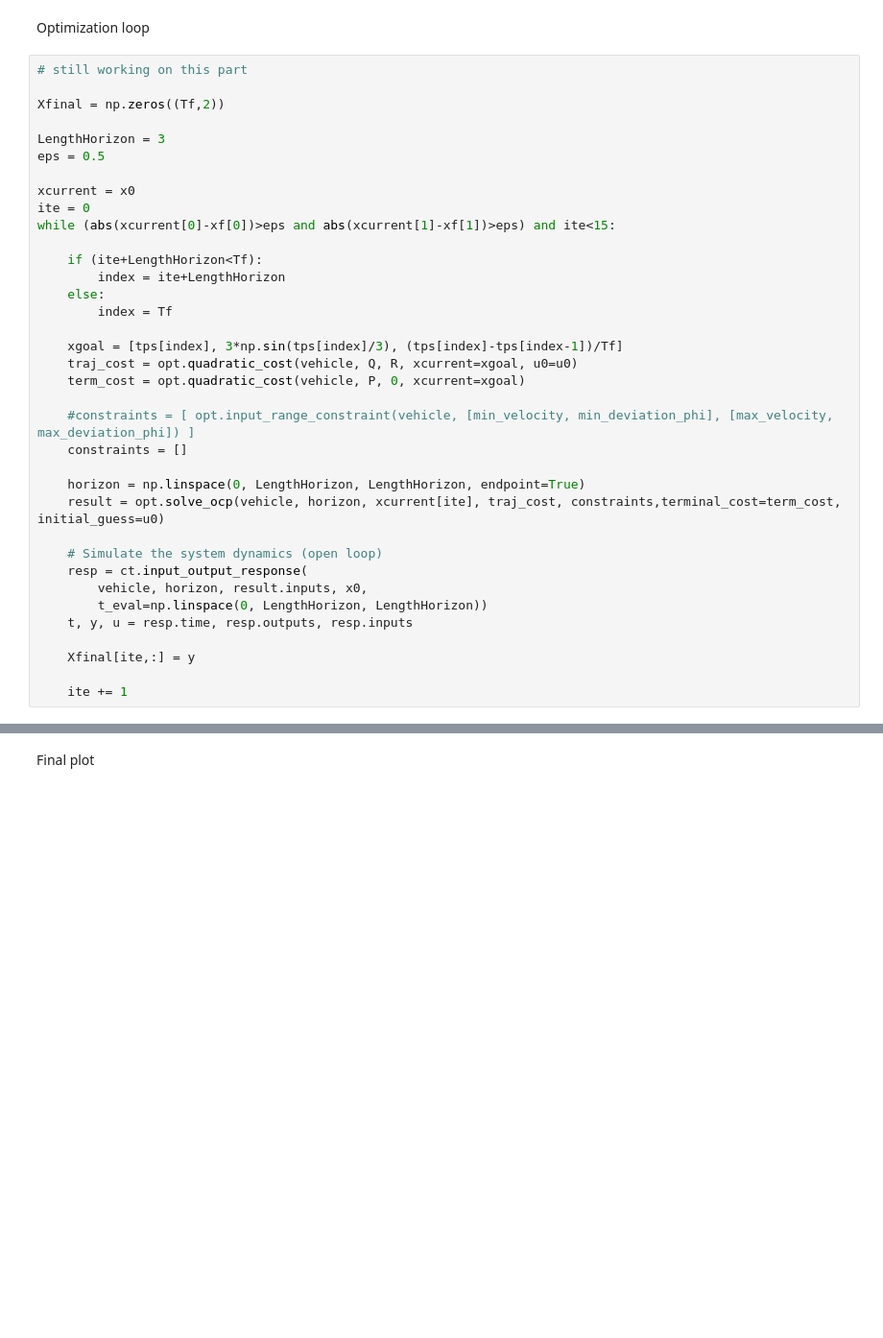
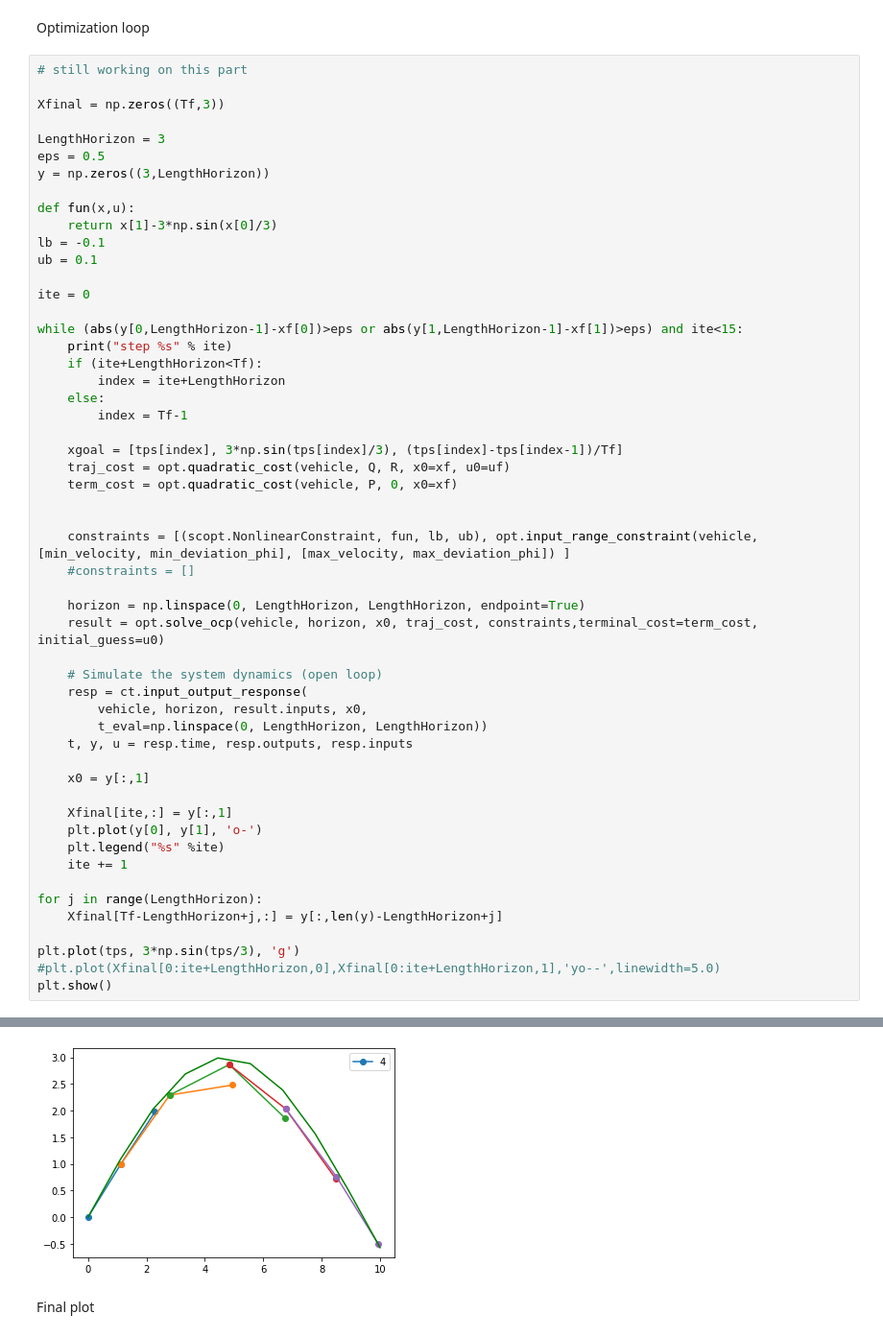
Before and after one commit to louisgevers/mobile-robotics-project, a Jupyter notebook: notebooks/project_global_navigation_implementation.ipynb, the cells around one changed output, grey strips where cells are left out. Shown at 96% size. Drawn from its saved outputs; the diff is of its cells as text; blank space fills up the shorter version.

```diff
--- a/notebooks/project_global_navigation_implementation.ipynb
+++ b/notebooks/project_global_navigation_implementation.ipynb
@@ -118,29 +140,36 @@ Optimization loop
 # %%
 # still working on this part
 
-Xfinal = np.zeros((Tf,2))
+Xfinal = np.zeros((Tf,3))
 
 LengthHorizon = 3
 eps = 0.5
+y = np.zeros((3,LengthHorizon))
 
-xcurrent = x0
+def fun(x,u):
+    return x[1]-3*np.sin(x[0]/3)
+lb = -0.1
+ub = 0.1
+
 ite = 0
-while (abs(xcurrent[0]-xf[0])>eps and abs(xcurrent[1]-xf[1])>eps) and ite<15:
 
+while (abs(y[0,LengthHorizon-1]-xf[0])>eps or abs(y[1,LengthHorizon-1]-xf[1])>eps) and ite<15:
+    print("step %s" % ite)
     if (ite+LengthHorizon<Tf):
         index = ite+LengthHorizon
     else:
-        index = Tf
+        index = Tf-1
 
     xgoal = [tps[index], 3*np.sin(tps[index]/3), (tps[index]-tps[index-1])/Tf]
-    traj_cost = opt.quadratic_cost(vehicle, Q, R, xcurrent=xgoal, u0=u0)
-    term_cost = opt.quadratic_cost(vehicle, P, 0, xcurrent=xgoal)
+    traj_cost = opt.quadratic_cost(vehicle, Q, R, x0=xf, u0=uf)
+    term_cost = opt.quadratic_cost(vehicle, P, 0, x0=xf)
 
-    #constraints = [ opt.input_range_constraint(vehicle, [min_velocity, min_deviation_phi], [max_velocity, max_deviation_phi]) ]
-    constraints = []
+
+    constraints = [(scopt.NonlinearConstraint, fun, lb, ub), opt.input_range_constraint(vehicle, [min_velocity, min_deviation_phi], [max_velocity, max_deviation_phi]) ]
+    #constraints = []
 
     horizon = np.linspace(0, LengthHorizon, LengthHorizon, endpoint=True)
-    result = opt.solve_ocp(vehicle, horizon, xcurrent[ite], traj_cost, constraints,terminal_cost=term_cost, initial_guess=u0)
+    result = opt.solve_ocp(vehicle, horizon, x0, traj_cost, constraints,terminal_cost=term_cost, initial_guess=u0)
 
     # Simulate the system dynamics (open loop)
     resp = ct.input_output_response(
@@ -148,7 +177,17 @@ while (abs(xcurrent[0]-xf[0])>eps and abs(xcurrent[1]-xf[1])>eps) and ite<15:
         t_eval=np.linspace(0, LengthHorizon, LengthHorizon))
     t, y, u = resp.time, resp.outputs, resp.inputs
 
-    Xfinal[ite,:] = y
+    x0 = y[:,1]
 
+    Xfinal[ite,:] = y[:,1]
+    plt.plot(y[0], y[1], 'o-')
+    plt.legend("%s" %ite)
     ite += 1
+
+for j in range(LengthHorizon):
+    Xfinal[Tf-LengthHorizon+j,:] = y[:,len(y)-LengthHorizon+j]
+
+plt.plot(tps, 3*np.sin(tps/3), 'g')
+#plt.plot(Xfinal[0:ite+LengthHorizon,0],Xfinal[0:ite+LengthHorizon,1],'yo--',linewidth=5.0)
+plt.show()
 # %% [output]
@@ -156,2 +232,3 @@ TypeError: quadratic_cost() got an unexpected keyword argument 'xcurrent'
+[figure, added]
 # %% [markdown]
 Final plot
```
Also changed, not shown: parts of 6 cells of this notebook.
